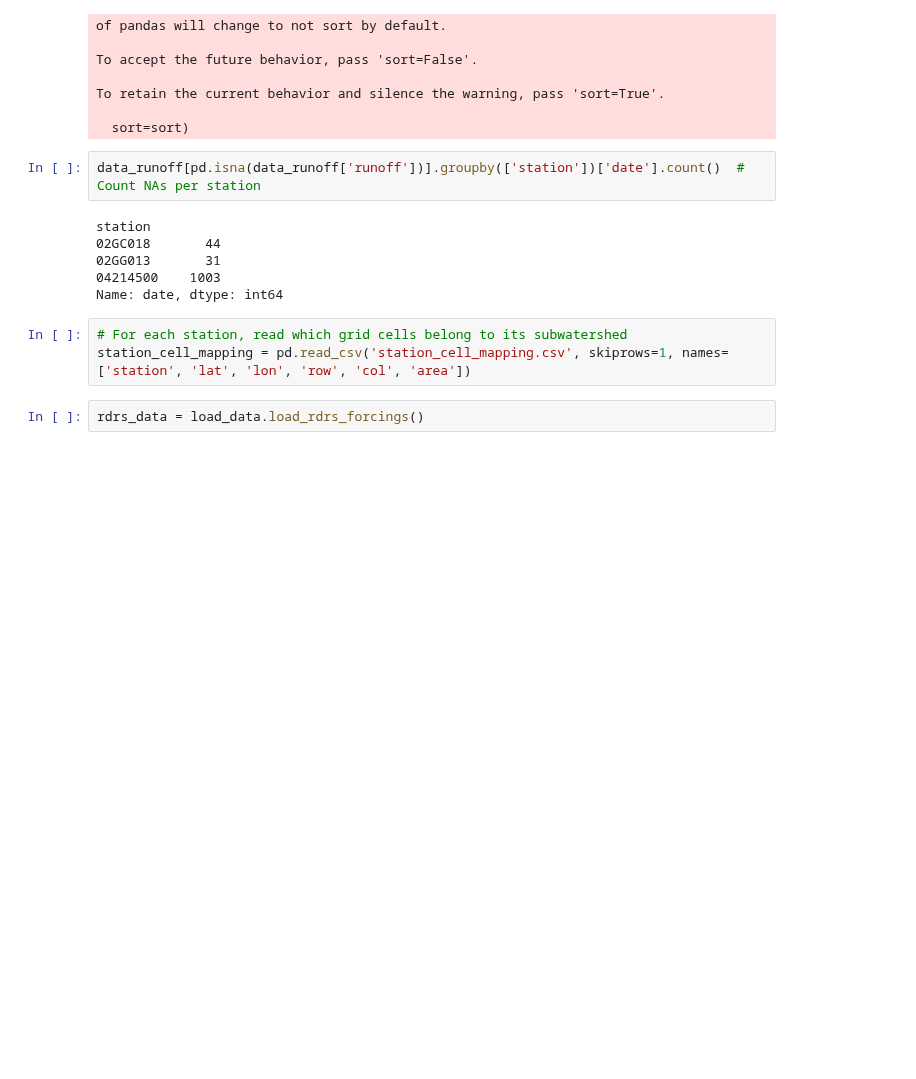
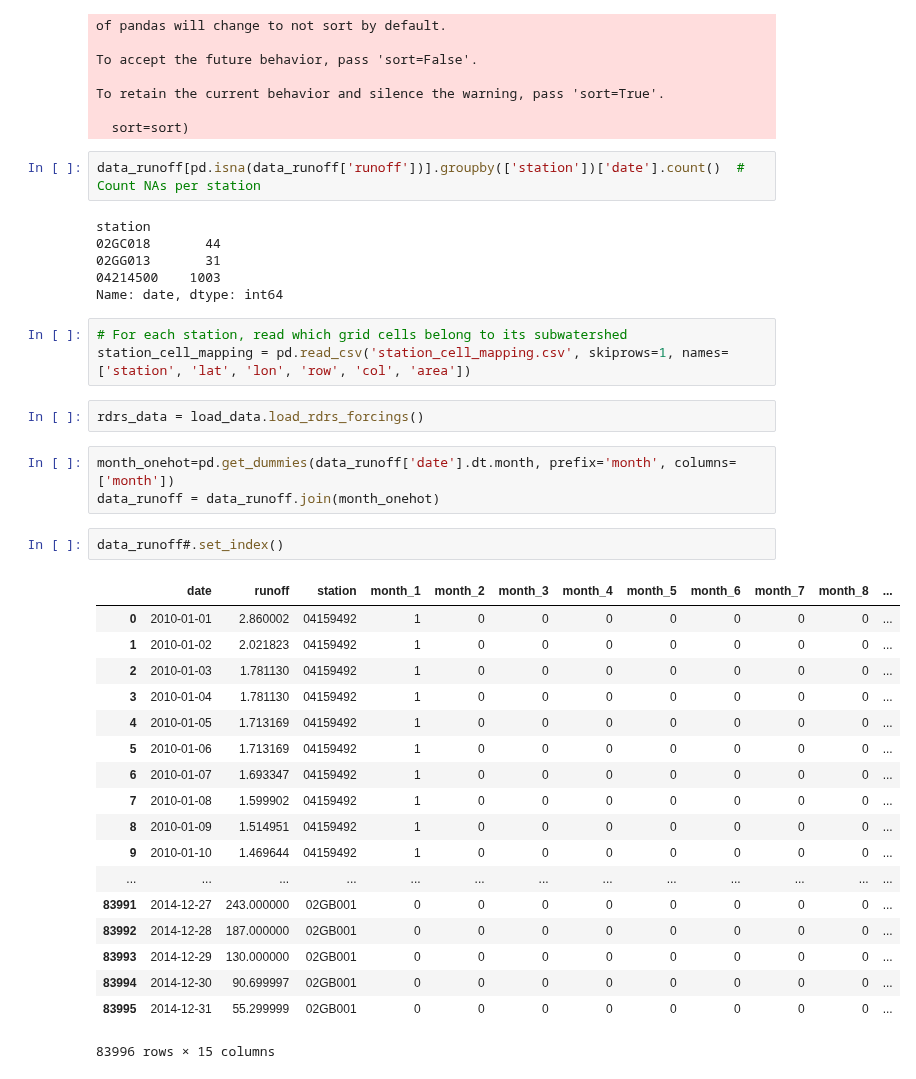
Before and after one commit to gauchm/streamflow-ml, a Jupyter notebook: LinReg_VIC_divideStreamflow.ipynb, the cells around one changed output. Saved outputs shown, nothing was run; the diff lists cells and outputs as text; blank space fills up the shorter version.

```diff
--- a/LinReg_VIC_divideStreamflow.ipynb
+++ b/LinReg_VIC_divideStreamflow.ipynb
@@ -37,6 +39,30 @@ Name: date, dtype: int64
 station_cell_mapping = pd.read_csv('station_cell_mapping.csv', skiprows=1, names=['station', 'lat', 'lon', 'row', 'col', 'area'])
 # %%
 rdrs_data = load_data.load_rdrs_forcings()
+# %%
+month_onehot=pd.get_dummies(data_runoff['date'].dt.month, prefix='month', columns=['month'])
+data_runoff = data_runoff.join(month_onehot)
+# %%
+data_runoff#.set_index()
+# %% [output]
+|  | date | runoff | station | month_1 | month_2 | month_3 | month_4 | month_5 | month_6 | month_7 | month_8 | ... |
+| 0 | 2010-01-01 | 2.860002 | 04159492 | 1 | 0 | 0 | 0 | 0 | 0 | 0 | 0 | ... |
+| 1 | 2010-01-02 | 2.021823 | 04159492 | 1 | 0 | 0 | 0 | 0 | 0 | 0 | 0 | ... |
+| 2 | 2010-01-03 | 1.781130 | 04159492 | 1 | 0 | 0 | 0 | 0 | 0 | 0 | 0 | ... |
+| 3 | 2010-01-04 | 1.781130 | 04159492 | 1 | 0 | 0 | 0 | 0 | 0 | 0 | 0 | ... |
+| 4 | 2010-01-05 | 1.713169 | 04159492 | 1 | 0 | 0 | 0 | 0 | 0 | 0 | 0 | ... |
+| 5 | 2010-01-06 | 1.713169 | 04159492 | 1 | 0 | 0 | 0 | 0 | 0 | 0 | 0 | ... |
+| 6 | 2010-01-07 | 1.693347 | 04159492 | 1 | 0 | 0 | 0 | 0 | 0 | 0 | 0 | ... |
+| 7 | 2010-01-08 | 1.599902 | 04159492 | 1 | 0 | 0 | 0 | 0 | 0 | 0 | 0 | ... |
+| 8 | 2010-01-09 | 1.514951 | 04159492 | 1 | 0 | 0 | 0 | 0 | 0 | 0 | 0 | ... |
+| 9 | 2010-01-10 | 1.469644 | 04159492 | 1 | 0 | 0 | 0 | 0 | 0 | 0 | 0 | ... |
+| ... | ... | ... | ... | ... | ... | ... | ... | ... | ... | ... | ... | ... |
+| 83991 | 2014-12-27 | 243.000000 | 02GB001 | 0 | 0 | 0 | 0 | 0 | 0 | 0 | 0 | ... |
+| 83992 | 2014-12-28 | 187.000000 | 02GB001 | 0 | 0 | 0 | 0 | 0 | 0 | 0 | 0 | ... |
+| 83993 | 2014-12-29 | 130.000000 | 02GB001 | 0 | 0 | 0 | 0 | 0 | 0 | 0 | 0 | ... |
+| 83994 | 2014-12-30 | 90.699997 | 02GB001 | 0 | 0 | 0 | 0 | 0 | 0 | 0 | 0 | ... |
+| 83995 | 2014-12-31 | 55.299999 | 02GB001 | 0 | 0 | 0 | 0 | 0 | 0 | 0 | 0 | ... |
+83996 rows × 15 columns
 # %%
 # Create test and train splits for each station (by time), then create predictions for each subbasin
 history = 7 * 24
```
Also changed, not shown: parts of 6 cells of this notebook.
